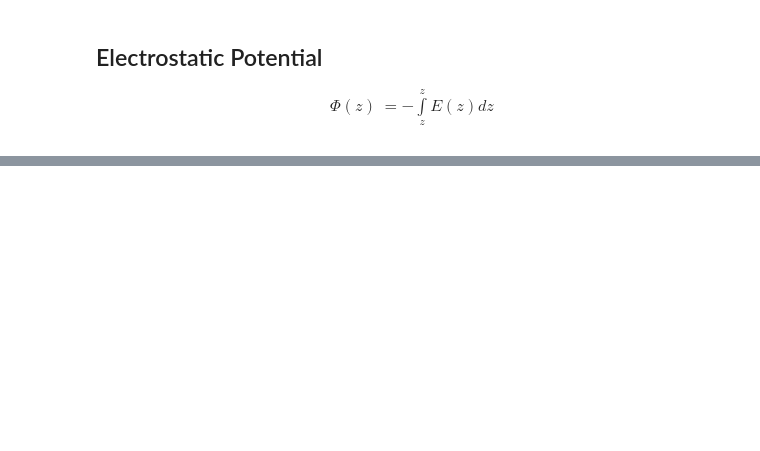
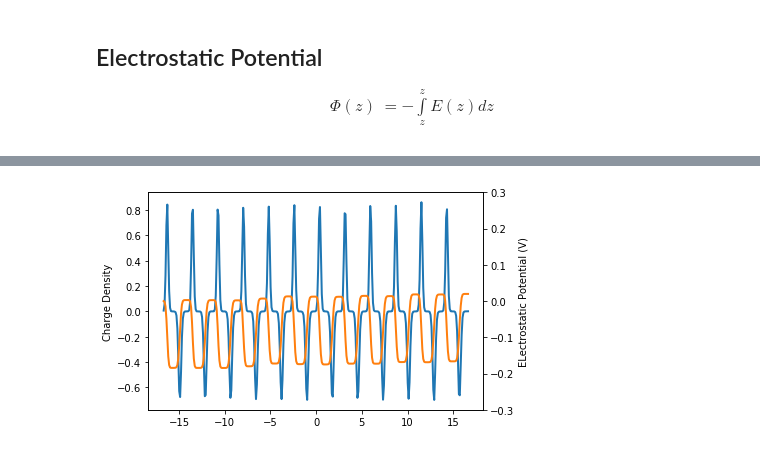
Before and after one commit to symmy596/Polypy, a Jupyter notebook: Examples/Untitled.ipynb, the cells around one changed output, grey strips where cells are left out. Cells and saved outputs as stored; diff of their text form; code cells hidden in the pictures; blank space fills up the shorter version.

```diff
--- a/Examples/Untitled.ipynb
+++ b/Examples/Untitled.ipynb
@@ -75,0 +76,13 @@ plt.show()
+# %%
+
+fig, ax1 = plt.subplots()
+ax1.plot(fx, charge_density, lw=2, label="Charge Density")
+
+ax2 = ax1.twinx()
+ax2.plot(fx, potential, lw=2, label="Potential", color="#ff7f0e")
+ax2.set_ylim(-0.3, 0.3)
+ax1.set_ylabel("Charge Density")
+ax2.set_ylabel("ELectrostatic Potential (V)")
+plt.show()
+# %% [output]
+[figure, added]
```
Also changed, not shown: parts of 3 cells of this notebook.
